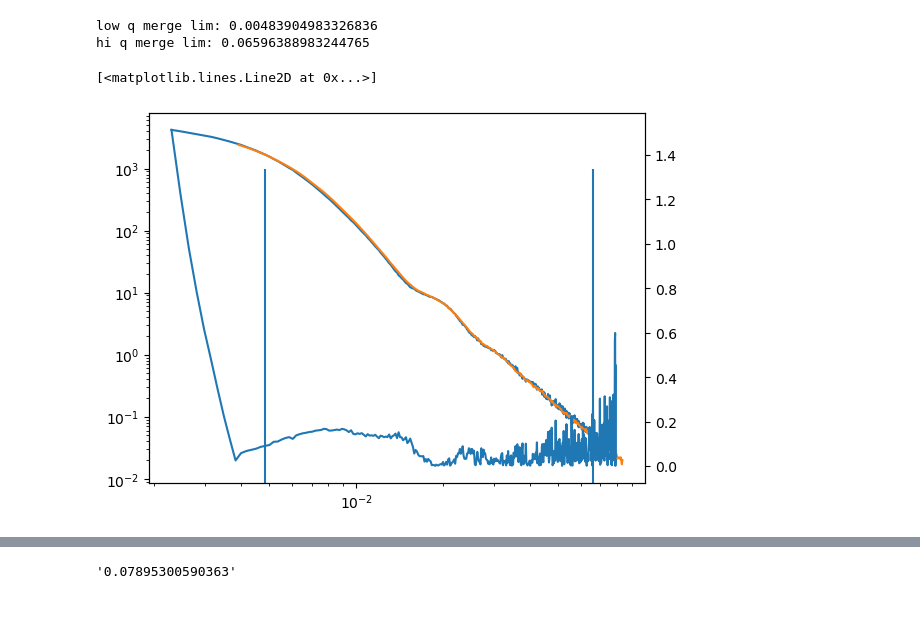
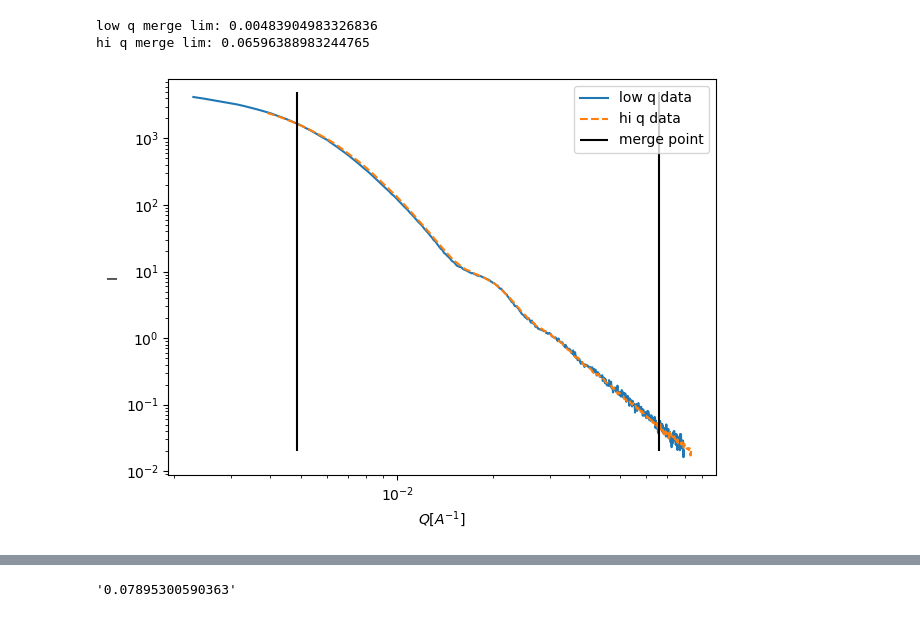
Before and after one commit to pozzo-research-group/saxs_data_processing, a Jupyter notebook: brenden_prototype/datamerge/saxs_data_process_prototyping.ipynb, the cells around one changed output, grey strips where cells are left out. Saved outputs shown, nothing was run; the diff lists cells and outputs as text; code cells hidden in the pictures.

```diff
--- a/brenden_prototype/datamerge/saxs_data_process_prototyping.ipynb
+++ b/brenden_prototype/datamerge/saxs_data_process_prototyping.ipynb
@@ -514,17 +536,22 @@ hi q merge lim: 0.06596388983244765
 # %%
 
 fig, ax = plt.subplots()
 
-ax.loglog(cleaned_esaxs['q'], cleaned_esaxs['I'])
-ax.loglog(cleaned_saxs['q'], cleaned_saxs['I'])
-ax.vlines(low_q_lim, 0, 1e3)
-ax.vlines(hi_q_lim, 0, 1e3)
+ax.loglog(cleaned_esaxs['q'], cleaned_esaxs['I'], label = 'low q data')
+ax.loglog(cleaned_saxs['q'], cleaned_saxs['I'], label = 'hi q data', ls = '--')
+ax.vlines(low_q_lim, 2e-2, 5e3, color = 'k', label = 'merge point')
+ax.vlines(hi_q_lim, 2e-2, 5e3, color = 'k')
 
-ax1 = ax.twinx()
+plt.legend()
+
+ax.set_xlabel(r'$Q [A^{-1}]$')
+ax.set_ylabel(r'I')
 
 noise = noise_score(cleaned_esaxs, n_pts= n_pts)
 
-ax1.semilogx(cleaned_esaxs['q'], noise)
+plt.tight_layout()
+plt.savefig('qrangemerge.png', dpi = 300)
+
+#ax1.semilogx(cleaned_esaxs['q'], noise)
 # %% [output]
-[<matplotlib.lines.Line2D at 0x...>]
-[figure, old version]
+[figure, new version]
```
Also changed, not shown: parts of 15 cells of this notebook, 1 other file.
